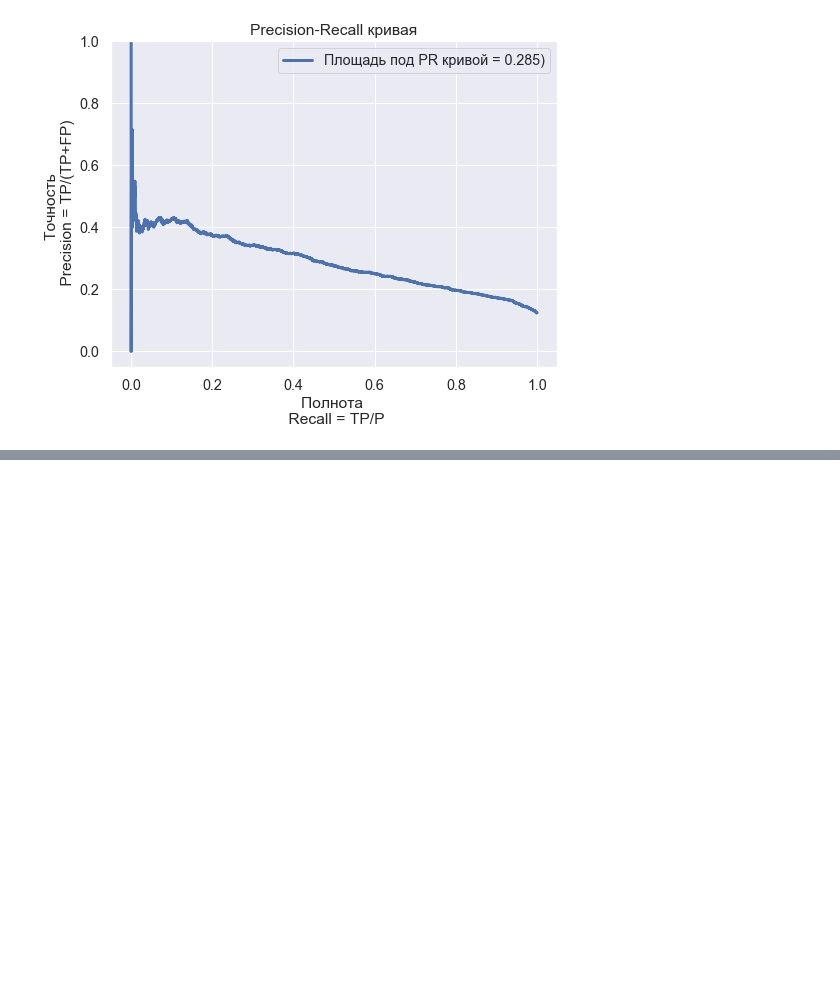
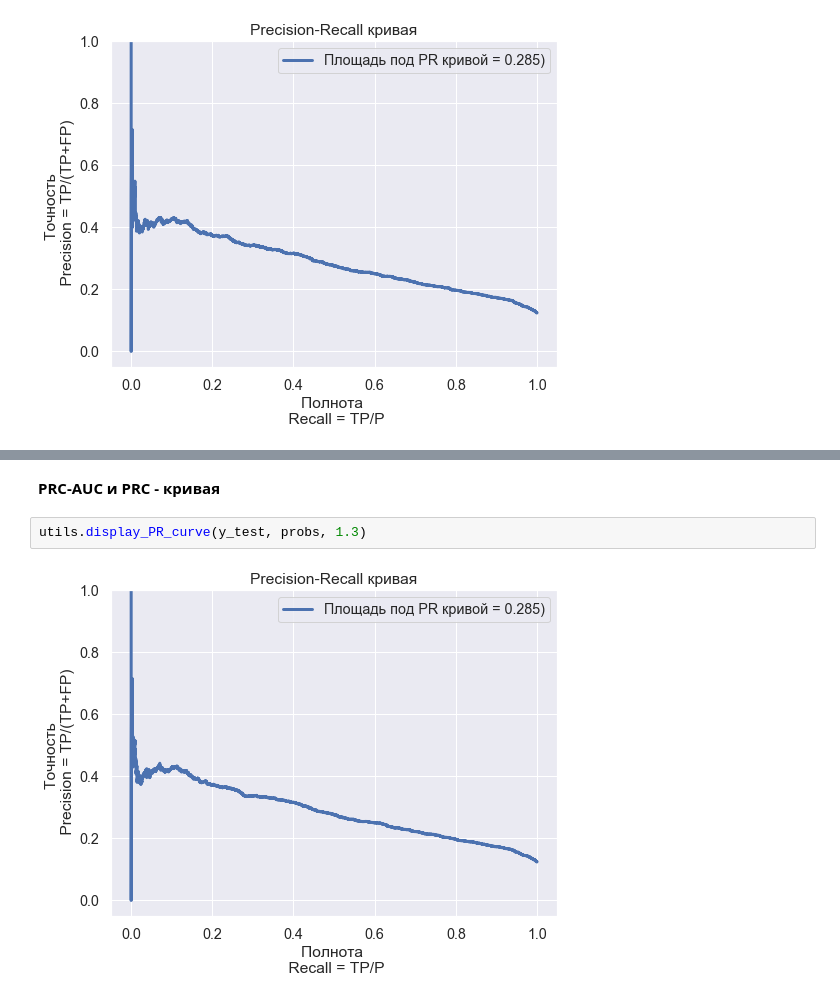
Before and after one commit to greg-kan/skillfactory_rds, a Jupyter notebook: module_4/kaggle_Module4_Computer_says_no.ipynb, the cells around one changed output, grey strips where cells are left out. Saved outputs shown, nothing was run; the diff lists cells and outputs as text; blank space fills up the shorter version.

```diff
--- a/module_4/kaggle_Module4_Computer_says_no.ipynb
+++ b/module_4/kaggle_Module4_Computer_says_no.ipynb
@@ -530,0 +621,6 @@ utils.cross_val_score_visualize('ROC-AUC', temp_vec, 0.744691, 1.3)
+# %% [markdown]
+**PRC-AUC и PRC - кривая**
+# %%
+utils.display_PR_curve(y_test, probs, 1.3)
+# %% [output]
+[figure, added]
```
Also changed, not shown: parts of 25 cells of this notebook, 1 other file.
